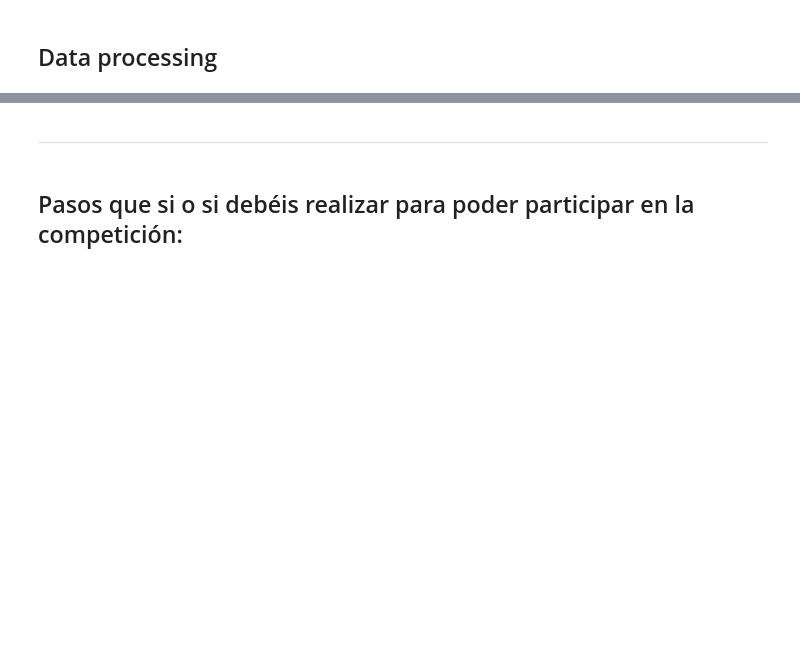
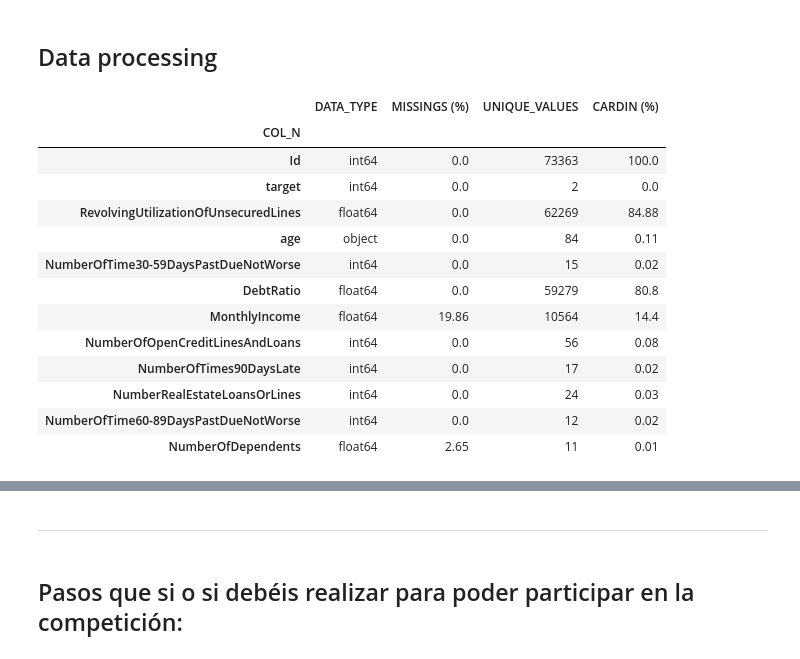
Before and after one commit to LMXCC79/DS_PT_09_2023, a Jupyter notebook: Machine_Learning/1-Supervisado/2-Classification/Kaggle2/Kaggle_Ayuda_j.ipynb, the cells around one changed output, grey strips where cells are left out. Saved outputs shown, nothing was run; the diff lists cells and outputs as text; code cells hidden in the pictures; blank space fills up the shorter version.

```diff
--- a/Machine_Learning/1-Supervisado/2-Classification/Kaggle2/Kaggle_Ayuda_j.ipynb
+++ b/Machine_Learning/1-Supervisado/2-Classification/Kaggle2/Kaggle_Ayuda_j.ipynb
@@ -65,0 +106,43 @@ Name: count, dtype: int64
+# %%
+# Funciones
+
+def data_report(df):
+    '''Esta funcion describe los campos de un dataframe de pandas de forma bastante clara, crack'''
+    # Sacamos los NOMBRES
+    cols = pd.DataFrame(df.columns.values, columns=["COL_N"])
+
+    # Sacamos los TIPOS
+    types = pd.DataFrame(df.dtypes.values, columns=["DATA_TYPE"])
+
+    # Sacamos los MISSINGS
+    percent_missing = round(df.isnull().sum() * 100 / len(df), 2)
+    percent_missing_df = pd.DataFrame(percent_missing.values, columns=["MISSINGS (%)"])
+
+    # Sacamos los VALORES UNICOS
+    unicos = pd.DataFrame(df.nunique().values, columns=["UNIQUE_VALUES"])
+
+    percent_cardin = round(unicos['UNIQUE_VALUES']*100/len(df), 2)
+    percent_cardin_df = pd.DataFrame(percent_cardin.values, columns=["CARDIN (%)"])
+
+    concatenado = pd.concat([cols, types, percent_missing_df, unicos, percent_cardin_df], axis=1, sort=False)
+    concatenado.set_index('COL_N', drop=True, inplace=True)
+
+
+    return concatenado.T
+# %%
+data_report(train).T
+# %% [output]
+|  | DATA_TYPE | MISSINGS (%) | UNIQUE_VALUES | CARDIN (%) |
+| COL_N |  |  |  |  |
+| Id | int64 | 0.0 | 73363 | 100.0 |
+| target | int64 | 0.0 | 2 | 0.0 |
+| RevolvingUtilizationOfUnsecuredLines | float64 | 0.0 | 62269 | 84.88 |
+| age | object | 0.0 | 84 | 0.11 |
+| NumberOfTime30-59DaysPastDueNotWorse | int64 | 0.0 | 15 | 0.02 |
+| DebtRatio | float64 | 0.0 | 59279 | 80.8 |
+| MonthlyIncome | float64 | 19.86 | 10564 | 14.4 |
+| NumberOfOpenCreditLinesAndLoans | int64 | 0.0 | 56 | 0.08 |
+| NumberOfTimes90DaysLate | int64 | 0.0 | 17 | 0.02 |
+| NumberRealEstateLoansOrLines | int64 | 0.0 | 24 | 0.03 |
+| NumberOfTime60-89DaysPastDueNotWorse | int64 | 0.0 | 12 | 0.02 |
+| NumberOfDependents | float64 | 2.65 | 11 | 0.01 |
```
Also changed, not shown: parts of 32 cells of this notebook, 1 other file.
